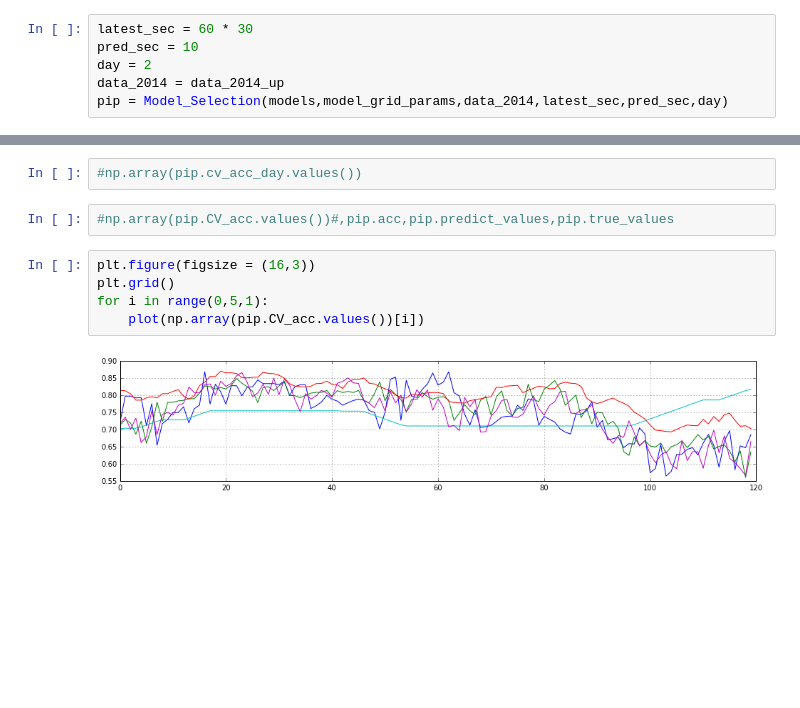
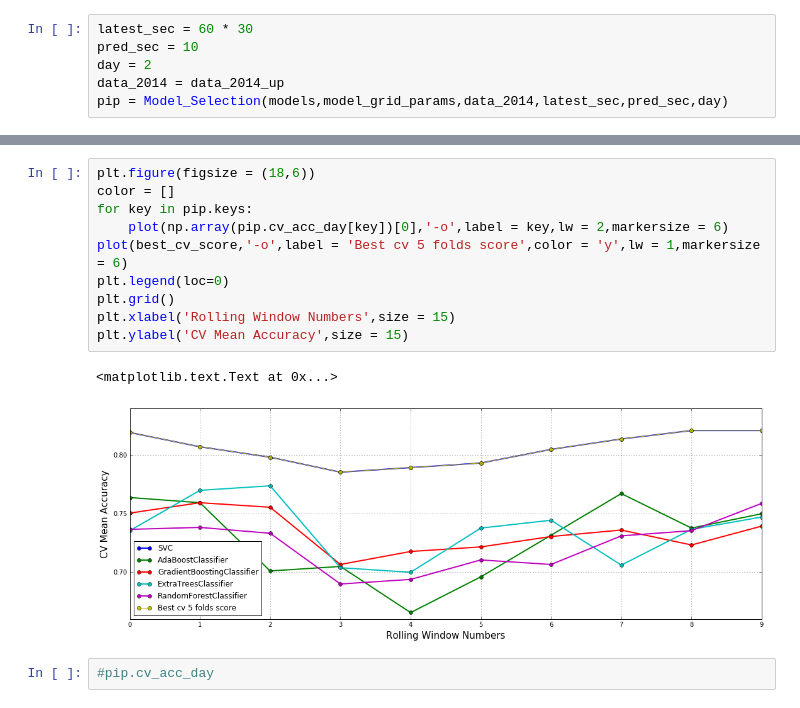
Before and after one commit to rorysroes/SGX-Full-OrderBook-Tick-Data-Trading-Strategy, a Jupyter notebook: Model_Selection.ipynb, the cells around one changed output, grey strips where cells are left out. Drawn from its saved outputs; the diff is of its cells as text; blank space fills up the shorter version.

```diff
--- a/Model_Selection.ipynb
+++ b/Model_Selection.ipynb
@@ -277,11 +268,15 @@ RandomForestClassifier
+# %%
+plt.figure(figsize = (18,6))
+color = []
+for key in pip.keys:
+    plot(np.array(pip.cv_acc_day[key])[0],'-o',label = key,lw = 2,markersize = 6)
+plot(best_cv_score,'-o',label = 'Best cv 5 folds score',color = 'y',lw = 1,markersize = 6)
+plt.legend(loc=0)
+plt.grid()
+plt.xlabel('Rolling Window Numbers',size = 15)
+plt.ylabel('CV Mean Accuracy',size = 15)
+# %% [output]
+<matplotlib.text.Text at 0x...>
+[figure, added]
 # %%
-#np.array(pip.cv_acc_day.values())
+#pip.cv_acc_day
-# %%
-#np.array(pip.CV_acc.values())#,pip.acc,pip.predict_values,pip.true_values
-# %%
-plt.figure(figsize = (16,3))
-plt.grid()
-for i in range(0,5,1):
-    plot(np.array(pip.CV_acc.values())[i])
-# %% [output]
-[figure, removed]
```
Also changed, not shown: parts of 13 cells of this notebook.
